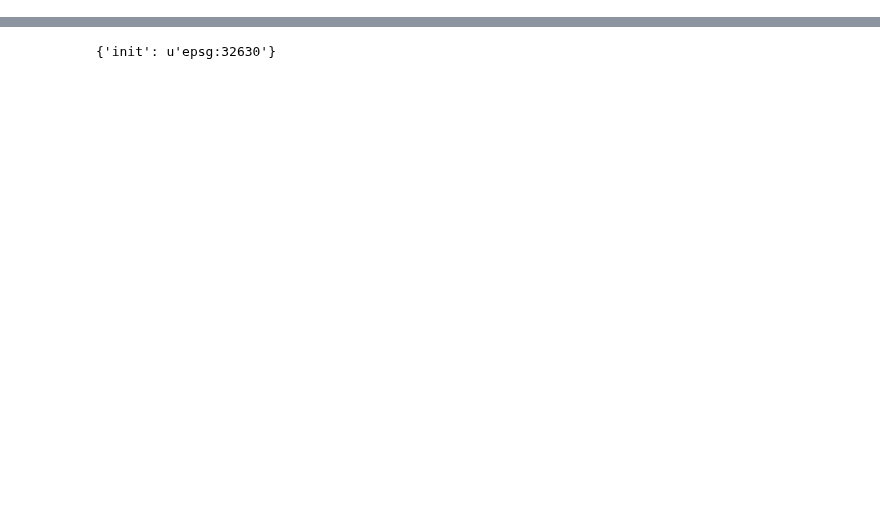
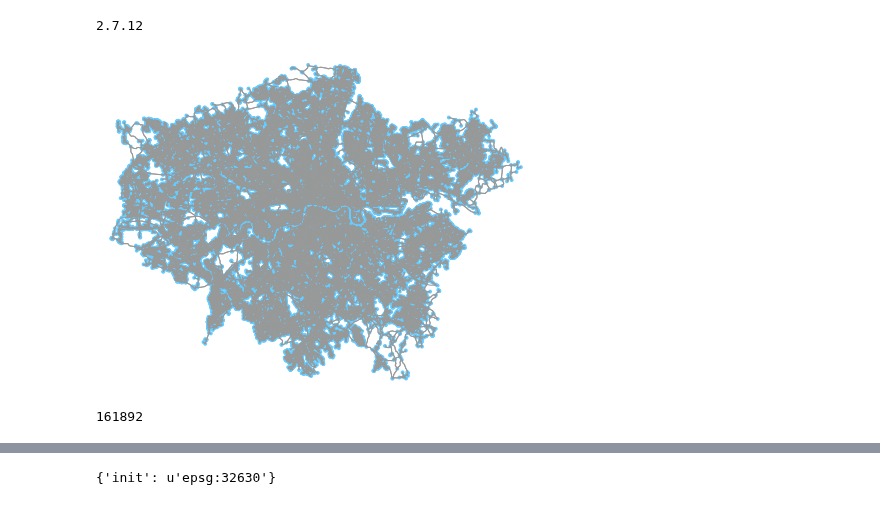
Before and after one commit to sagarjoglekar/Vitamin_N, a Jupyter notebook: Notebooks/CityAcquisition.ipynb, the cells around one changed output, grey strips where cells are left out. Cells and saved outputs as stored; diff of their text form; code cells hidden in the pictures; blank space fills up the shorter version.

```diff
--- a/Notebooks/CityAcquisition.ipynb
+++ b/Notebooks/CityAcquisition.ipynb
@@ -17,3 +16,8 @@
+# %%
+from platform import python_version
+print(python_version())
+# %% [output]
+2.7.12
 # %%
 def createPoints(root_Dir, inshp , outshp, mini_dist):
 
@@ -105,9 +107,9 @@ def createPoints(root_Dir, inshp , outshp, mini_dist):
 # %%
-# place_name = "Greater London"
-# graph = ox.graph_from_place(place_name,network_type='drive')
+place_name = "Greater London"
+graph = ox.graph_from_place(place_name,network_type='drive')
 # # buildings = ox.buildings_from_place(place_name)
-# nodes, edges = ox.graph_to_gdfs(graph)
-# # fig, ax = ox.plot_graph(graph)
-# # plt.tight_layout()
-# G_projected = ox.project_graph(graph)
-# ox.save_graph_shapefile(G_projected, filename='../Data/'+place_name)
+nodes, edges = ox.graph_to_gdfs(graph)
+# %%
+fig, ax = ox.plot_graph(graph)
+# %% [output]
+[figure, added]
@@ -113,0 +121,4 @@ def createPoints(root_Dir, inshp , outshp, mini_dist):
+# %%
+len(roads)
+# %% [output]
+161892
```
Also changed, not shown: parts of 7 cells of this notebook, 19 other files.
